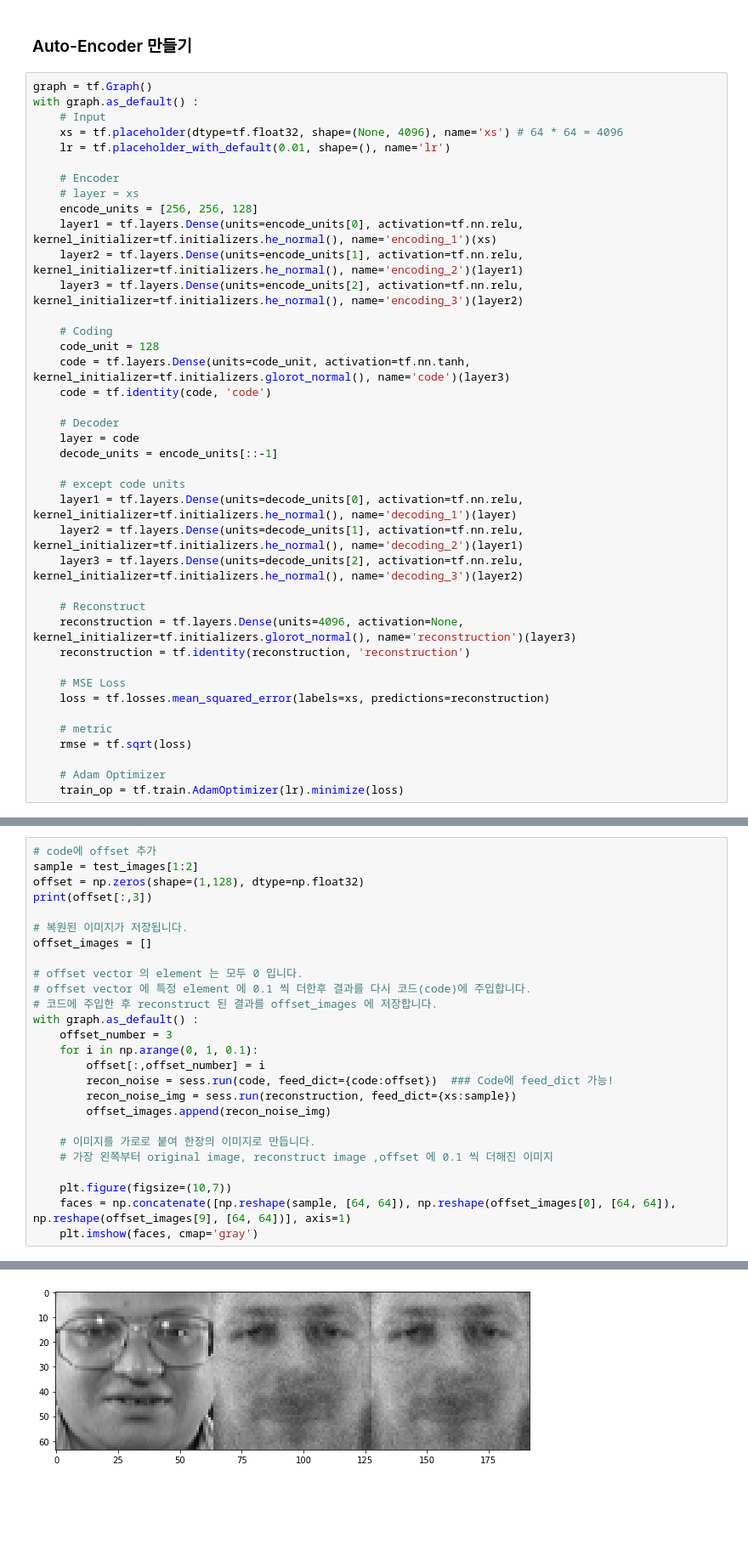
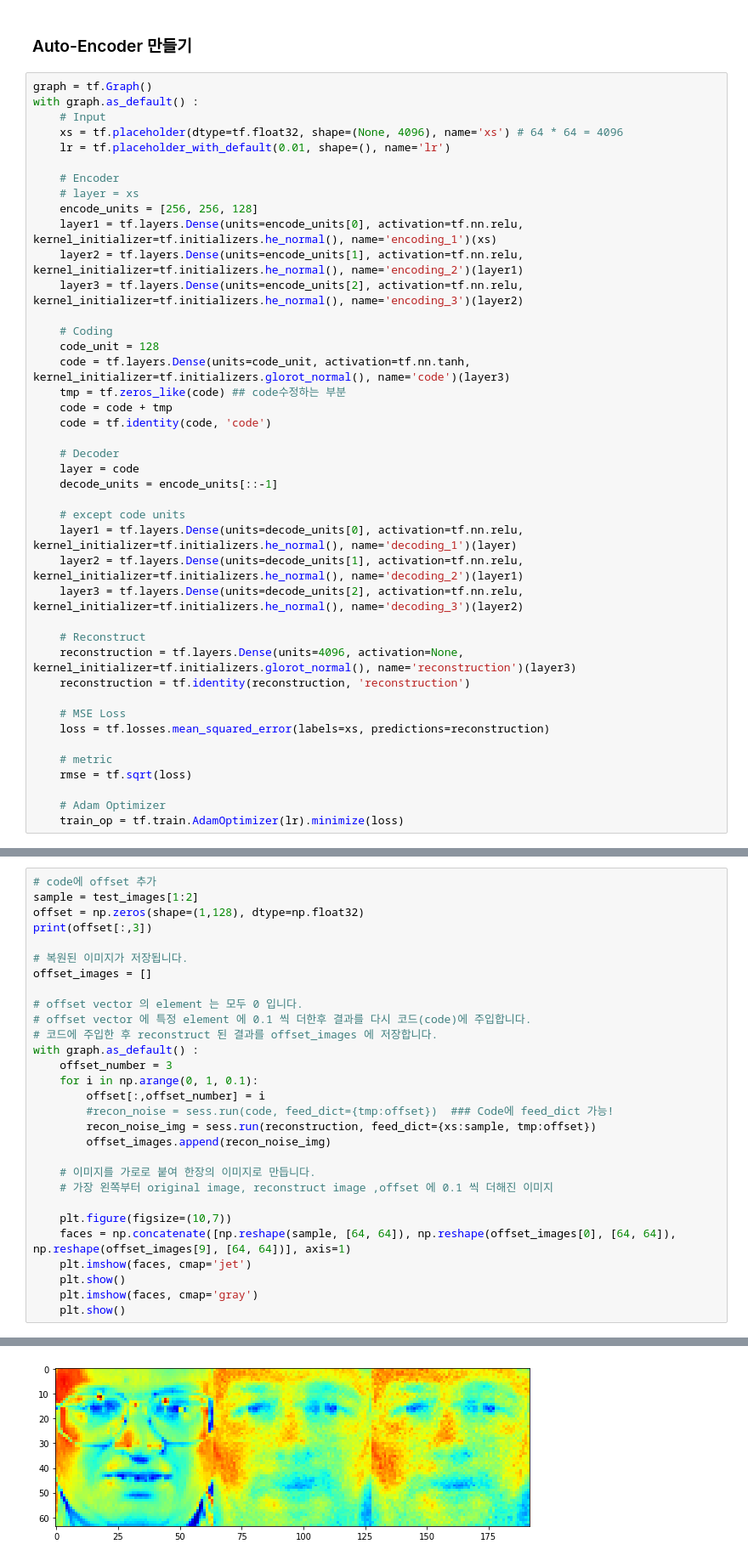
Before and after one commit to public-ai/ALAI_Homework, a Jupyter notebook: homework/week_8/insun/Week8_face_autoencoder.ipynb, the cells around one changed output, grey strips where cells are left out. Shown: that part at 85% size. Saved outputs shown, nothing was run; the diff lists cells and outputs as text; blank space fills up the shorter version.

```diff
--- a/homework/week_8/insun/Week8_face_autoencoder.ipynb
+++ b/homework/week_8/insun/Week8_face_autoencoder.ipynb
@@ -102,6 +102,8 @@ with graph.as_default() :
     # Coding
     code_unit = 128
     code = tf.layers.Dense(units=code_unit, activation=tf.nn.tanh, kernel_initializer=tf.initializers.glorot_normal(), name='code')(layer3)
+    tmp = tf.zeros_like(code) ## code수정하는 부분
+    code = code + tmp
     code = tf.identity(code, 'code')
 
     # Decoder
@@ -175,29 +170,32 @@ plt.show()
 # %%
 # code에 offset 추가
 sample = test_images[1:2]
 offset = np.zeros(shape=(1,128), dtype=np.float32)
 print(offset[:,3])
 
 # 복원된 이미지가 저장됩니다.
 offset_images = []
 
 # offset vector 의 element 는 모두 0 입니다.
 # offset vector 에 특정 element 에 0.1 씩 더한후 결과를 다시 코드(code)에 주입합니다.
 # 코드에 주입한 후 reconstruct 된 결과를 offset_images 에 저장합니다.
 with graph.as_default() :
     offset_number = 3
     for i in np.arange(0, 1, 0.1):
         offset[:,offset_number] = i
-        recon_noise = sess.run(code, feed_dict={code:offset})  ### Code에 feed_dict 가능!
-        recon_noise_img = sess.run(reconstruction, feed_dict={xs:sample})
+        #recon_noise = sess.run(code, feed_dict={tmp:offset})  ### Code에 feed_dict 가능!
+        recon_noise_img = sess.run(reconstruction, feed_dict={xs:sample, tmp:offset})
         offset_images.append(recon_noise_img)
 
     # 이미지를 가로로 붙여 한장의 이미지로 만듭니다.
     # 가장 왼쪽부터 original image, reconstruct image ,offset 에 0.1 씩 더해진 이미지
 
     plt.figure(figsize=(10,7))
     faces = np.concatenate([np.reshape(sample, [64, 64]), np.reshape(offset_images[0], [64, 64]), np.reshape(offset_images[9], [64, 64])], axis=1)
+    plt.imshow(faces, cmap='jet')
+    plt.show()
     plt.imshow(faces, cmap='gray')
+    plt.show()
 # %% [output]
 [0.]
-[figure, old version]
+[figure, new version]
```
Also changed, not shown: parts of 3 cells of this notebook.
